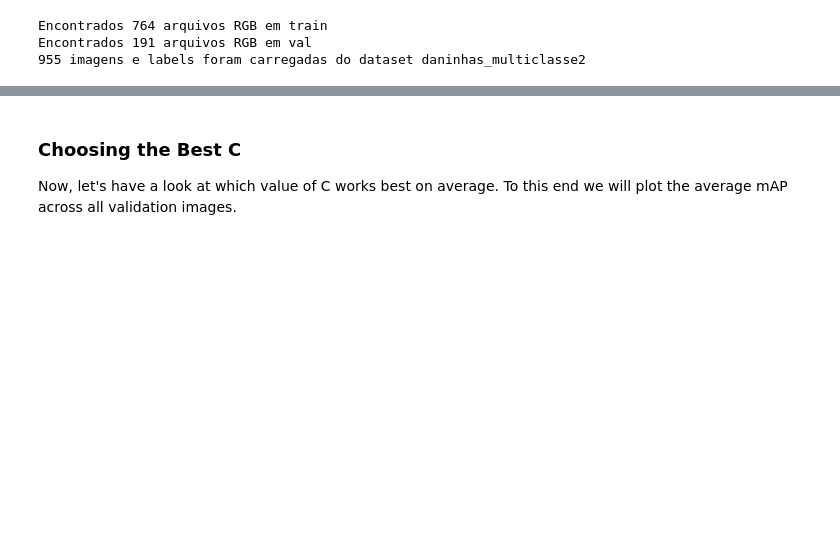
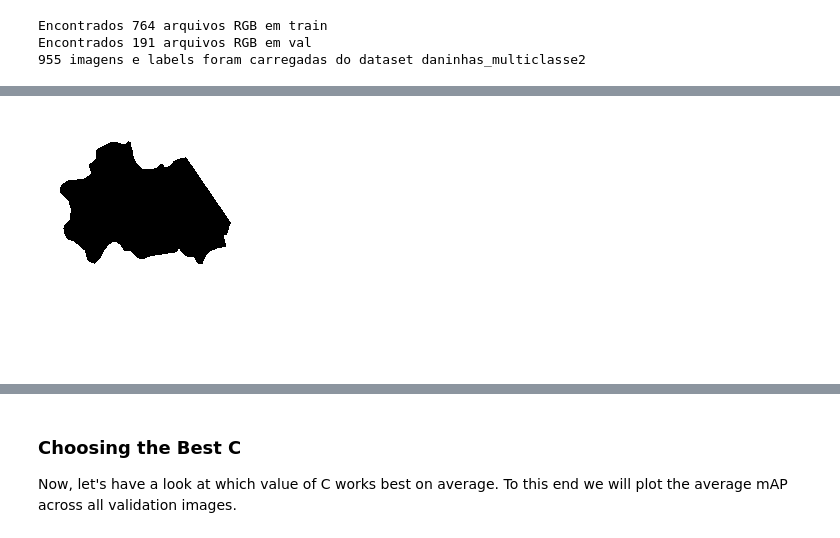
Before and after one commit to wkanashiro/doutorado, a Jupyter notebook: dino-soja/foreground_segmentation_soja.ipynb, the cells around one changed output, grey strips where cells are left out. Saved outputs shown, nothing was run; the diff lists cells and outputs as text; code cells hidden in the pictures; blank space fills up the shorter version.

```diff
--- a/dino-soja/foreground_segmentation_soja.ipynb
+++ b/dino-soja/foreground_segmentation_soja.ipynb
@@ -245,0 +194,5 @@ def resize_transform(
+# %%
+img = process_label_for_soja(labels[25])
+img
+# %% [output]
+[figure, added]
```
Also changed, not shown: parts of 34 cells of this notebook.
